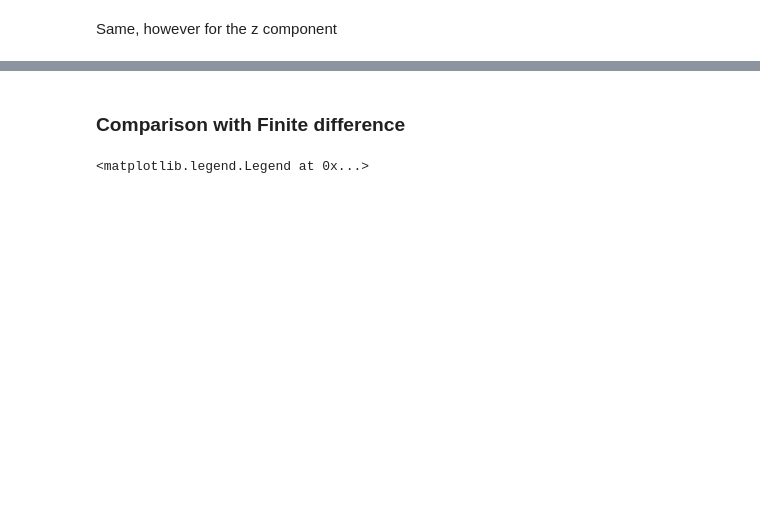
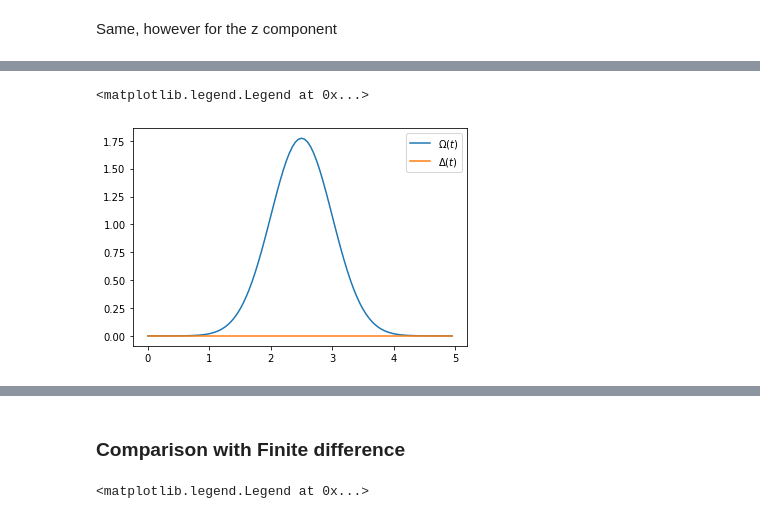
Before and after one commit to tempoCollaboration/OQuPy, a Jupyter notebook: tutorials/gradients_introduction.ipynb, the cells around one changed output, grey strips where cells are left out. Cells and saved outputs as stored; diff of their text form; code cells hidden in the pictures; blank space fills up the shorter version.

```diff
--- a/tutorials/gradients_introduction.ipynb
+++ b/tutorials/gradients_introduction.ipynb
@@ -339,0 +374,20 @@ plt.show()
+# %%
+def delta(t):
+    delta = -a*(t-t_0) / (a**2+tau_0**4)
+    return delta
+
+def omega(t):
+    omega = theta_0 / (np.sqrt(2*np.pi * np.sqrt(a**2 + tau_0**2))) \
+        * np.exp(-(t-t_0)**2 * tau_0**2 / (2*(a**2 + tau_0**4)))
+    return omega
+
+omega_vals = omega(times)
+delta_vals = delta(times)
+# %%
+plt.figure(3)
+plt.plot(times,omega_vals,label=r'$\Omega(t)$')
+plt.plot(times,delta_vals,label=r'$\Delta(t)$')
+plt.legend()
+# %% [output]
+<matplotlib.legend.Legend at 0x...>
+[figure, added]
```
Also changed, not shown: parts of 15 cells of this notebook.
